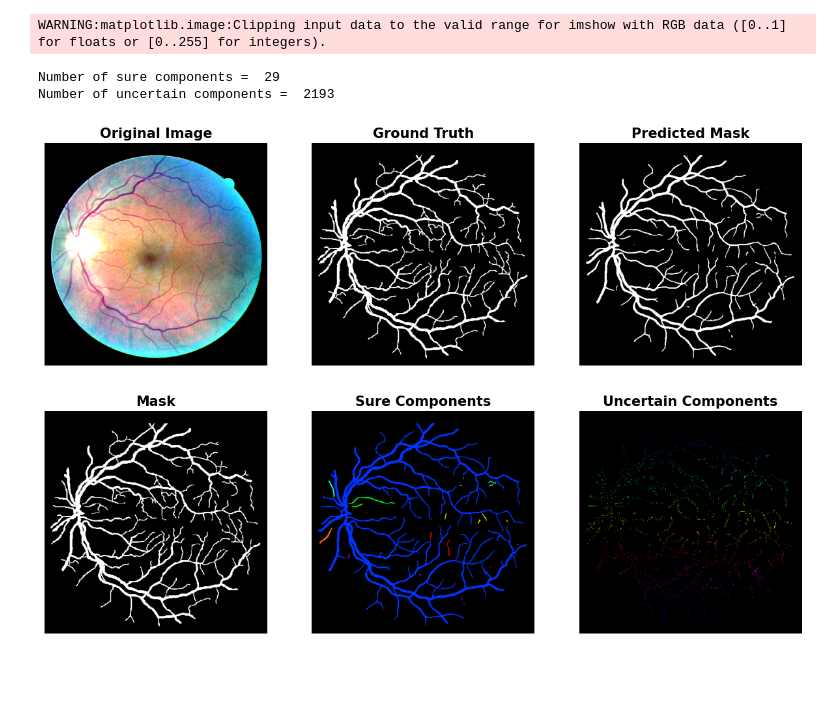
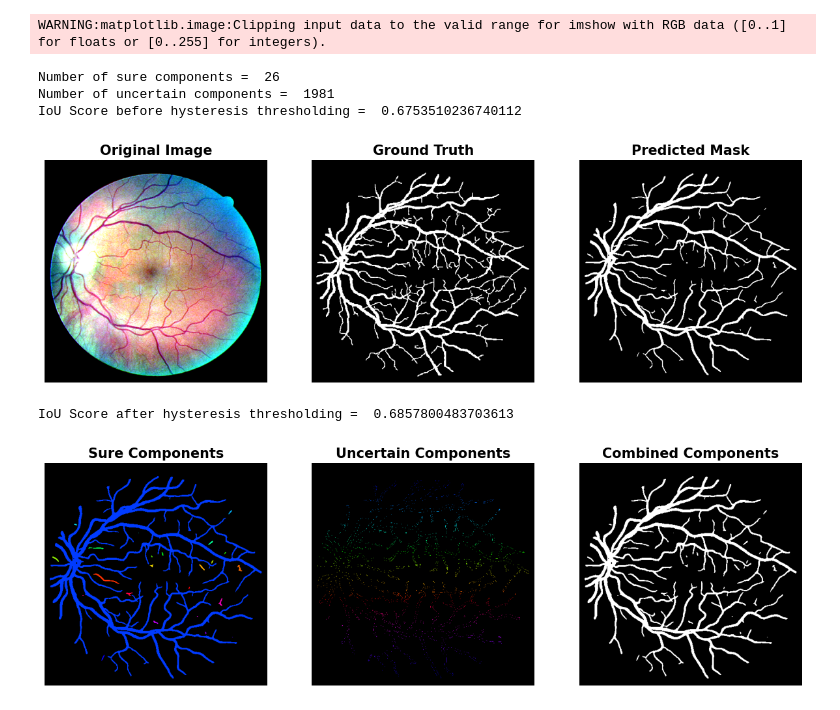
Before and after one commit to YoussefAboelwafa/Retina_Blood_Vessel_Segmentation, a Jupyter notebook: Inference.ipynb, the cells around one changed output. Saved outputs shown, nothing was run; the diff lists cells and outputs as text; code cells hidden in the pictures; blank space fills up the shorter version.

Commit message:
Hysteresis Thresholding

```diff
--- a/Inference.ipynb
+++ b/Inference.ipynb
@@ -51,7 +51,17 @@ def connected_components(img, min_threshold=0.3, max_threshold=0.5):
         uncertain_edges, connectivity=8
     )
 
-    return num_sure, sure_labels, num_uncertain, uncertain_labels
+    combined = sure_labels.copy()
+
+    for label in range(1, num_uncertain):
+        uncertain_mask = (uncertain_labels == label)
+        sure_neighbors = sure_labels[uncertain_mask]
+        sure_neighbors = sure_neighbors[sure_neighbors > 0]
+
+
+    combined[combined > 0] = 1
+
+    return num_sure, sure_labels, num_uncertain, uncertain_labels, combined
 # %%
 random_list = np.random.choice(len(test_dataset), show_imgs, replace=False)
 for i in range(show_imgs):
@@ -60,15 +70,21 @@ for i in range(show_imgs):
     mask = mask.unsqueeze(0).to(device)
     pred = model(img)
     pred = torch.sigmoid(pred)
+    mask = mask.round().long()
+
+    tp, fp, fn, tn = smp.metrics.get_stats(pred, mask, mode="binary", threshold=0.5) # type: ignore
+    iou_before = smp.metrics.iou_score(tp, fp, fn, tn, reduction="micro").item()
 
     img = img.squeeze().permute(1, 2, 0).numpy()
     mask = mask.squeeze().numpy()
     pred = pred.squeeze().detach().numpy()
 
-    num_sure, sure_labels, num_uncertain, uncertain_labels = connected_components(pred, 0.3, 0.5)
+    num_sure, sure_labels, num_uncertain, uncertain_labels, combined = connected_components(pred, 0.1, 0.2)
 
     print("Number of sure components = ", num_sure)
     print("Number of uncertain components = ", num_uncertain)
+
+    print("IoU Score before hysteresis thresholding = ", iou_before)
 
     fig, ax = plt.subplots(1, 3, figsize=(15, 5))
 
@@ -81,43 +97,52 @@ for i in range(show_imgs):
     ax[1].imshow(mask, cmap="gray")
     ax[1].set_title("Ground Truth", fontsize=15, weight="bold")
     ax[1].axis("off")
 
     ax[2].imshow(pred, cmap="gray")
     ax[2].set_title("Predicted Mask", fontsize=15, weight="bold")
     ax[2].axis("off")
 
     plt.show()
 
+    mask = torch.tensor(mask).unsqueeze(0).unsqueeze(0).to(device)
+    combined_tensor = torch.tensor(combined).unsqueeze(0).unsqueeze(0).float().to(device)
+    tp, fp, fn, tn = smp.metrics.get_stats(combined_tensor, mask, mode="binary", threshold=0.5) # type: ignore
+    iou_after = smp.metrics.iou_score(tp, fp, fn, tn, reduction="micro").item()
+    print("IoU Score after hysteresis thresholding = ", iou_after)
+
+
     fig, ax = plt.subplots(1, 3, figsize=(15, 5))
-
-    ax[0].imshow(mask, cmap="gray")
-    ax[0].set_title("Mask", fontsize=15, weight="bold")
-    ax[0].axis("off")
 
     label_hue = np.uint8(179 * sure_labels / np.max(sure_labels))
     blank_ch = 255 * np.ones_like(label_hue)
     labeled_img = cv2.merge([label_hue, blank_ch, blank_ch])  # type: ignore
     labeled_img = cv2.cvtColor(labeled_img, cv2.COLOR_HSV2BGR)
     labeled_img[label_hue == 0] = 0
 
-    ax[1].imshow(labeled_img)
-    ax[1].set_title("Sure Components", fontsize=15, weight="bold")
-    ax[1].axis("off")
+    ax[0].imshow(labeled_img)
+    ax[0].set_title("Sure Components", fontsize=15, weight="bold")
+    ax[0].axis("off")
 
     label_hue = np.uint8(179 * uncertain_labels / np.max(uncertain_labels))
     blank_ch = 255 * np.ones_like(label_hue)
     labeled_img = cv2.merge([label_hue, blank_ch, blank_ch])  # type: ignore
     labeled_img = cv2.cvtColor(labeled_img, cv2.COLOR_HSV2BGR)
     labeled_img[label_hue == 0] = 0
 
-    ax[2].imshow(labeled_img)
-    ax[2].set_title("Uncertain Components", fontsize=15, weight="bold")
+    ax[1].imshow(labeled_img)
+    ax[1].set_title("Uncertain Components", fontsize=15, weight="bold")
+    ax[1].axis("off")
+
+    ax[2].imshow(combined, cmap="gray")
+    ax[2].set_title("Combined Components", fontsize=15, weight="bold")
     ax[2].axis("off")
 
     plt.show()
 # %% [output]
 WARNING:matplotlib.image:Clipping input data to the valid range for imshow with RGB data ([0..1] for floats or [0..255] for integers).
-Number of sure components =  29
-Number of uncertain components =  2193
+Number of sure components =  26
+Number of uncertain components =  1981
+IoU Score before hysteresis thresholding =  0.6753510236740112
-[figure, old version]
+[figure, new version]
+IoU Score after hysteresis thresholding =  0.6857800483703613
-[figure, old version]
+[figure, new version]
```
Also changed, not shown: parts of 1 cell of this notebook.
